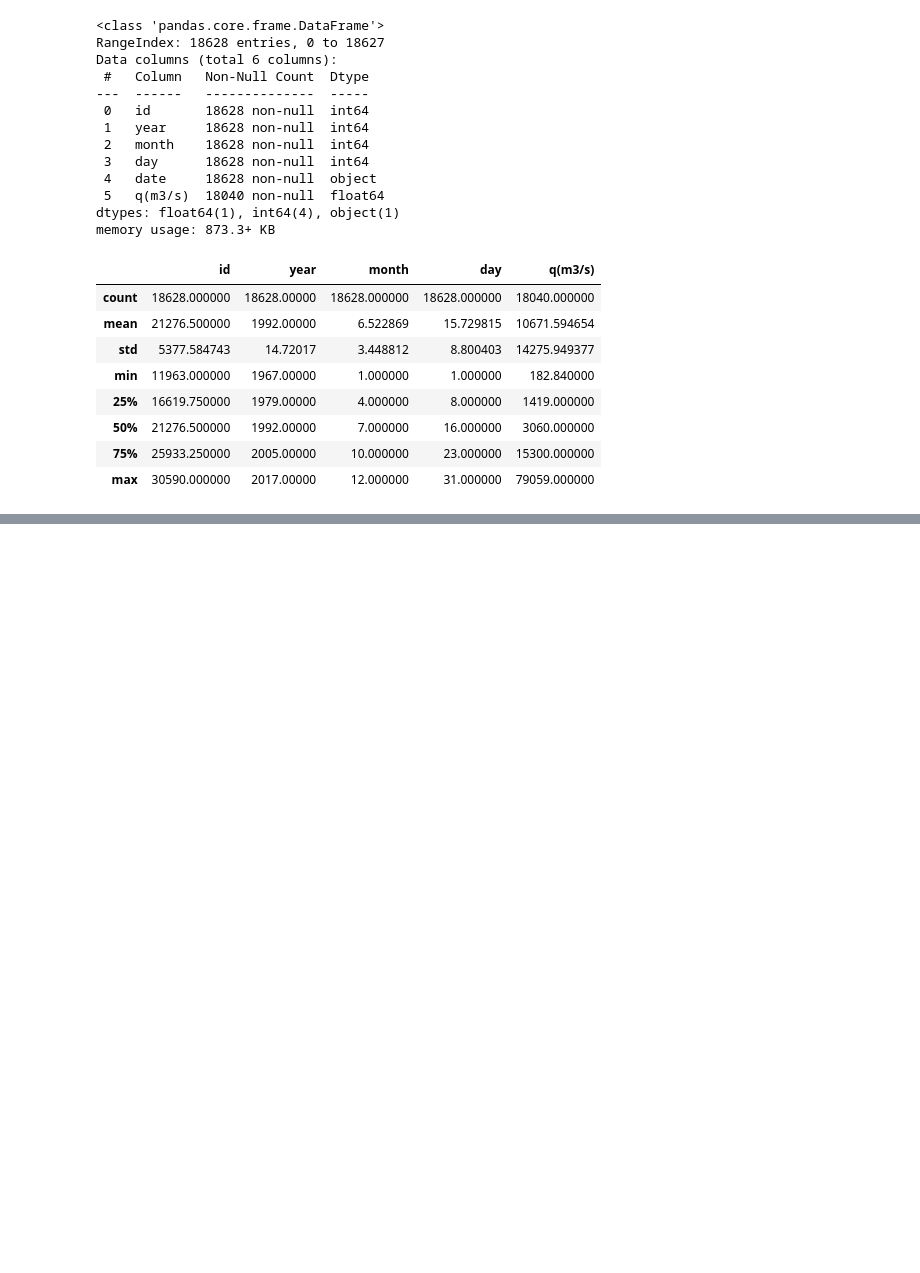
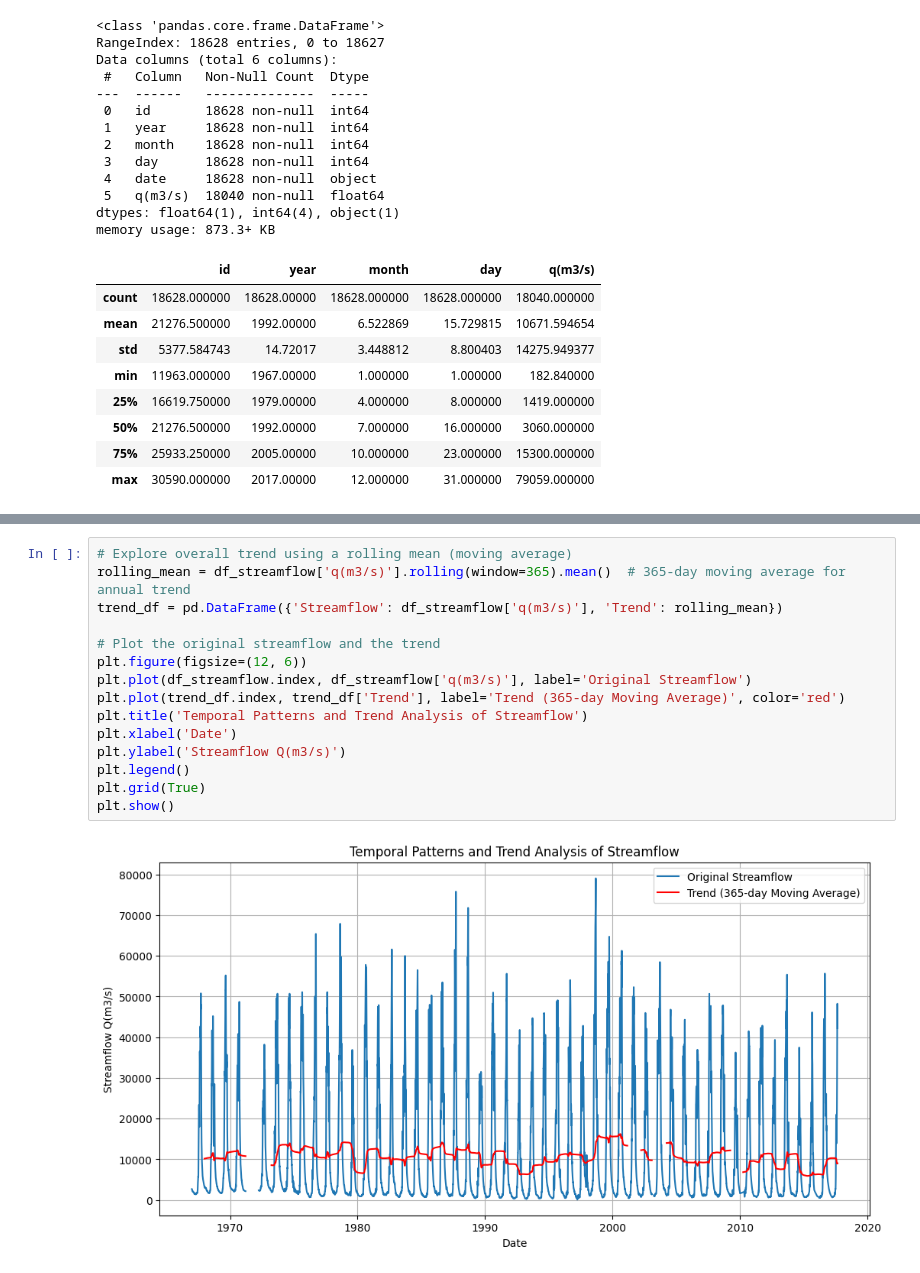
Before and after one commit to GVSU-CIS635/GVSU-CIS635-Project-Team-Data_Alliance, a Jupyter notebook: final_project.ipynb, the cells around one changed output, grey strips where cells are left out. Drawn from its saved outputs; the diff is of its cells as text; blank space fills up the shorter version.

```diff
--- a/final_project.ipynb
+++ b/final_project.ipynb
@@ -86,0 +124,17 @@ display(df_streamflow)
+# %%
+# Explore overall trend using a rolling mean (moving average)
+rolling_mean = df_streamflow['q(m3/s)'].rolling(window=365).mean()  # 365-day moving average for annual trend
+trend_df = pd.DataFrame({'Streamflow': df_streamflow['q(m3/s)'], 'Trend': rolling_mean})
+
+# Plot the original streamflow and the trend
+plt.figure(figsize=(12, 6))
+plt.plot(df_streamflow.index, df_streamflow['q(m3/s)'], label='Original Streamflow')
+plt.plot(trend_df.index, trend_df['Trend'], label='Trend (365-day Moving Average)', color='red')
+plt.title('Temporal Patterns and Trend Analysis of Streamflow')
+plt.xlabel('Date')
+plt.ylabel('Streamflow Q(m3/s)')
+plt.legend()
+plt.grid(True)
+plt.show()
+# %% [output]
+[figure, added]
```
Also changed, not shown: parts of 11 cells of this notebook.
